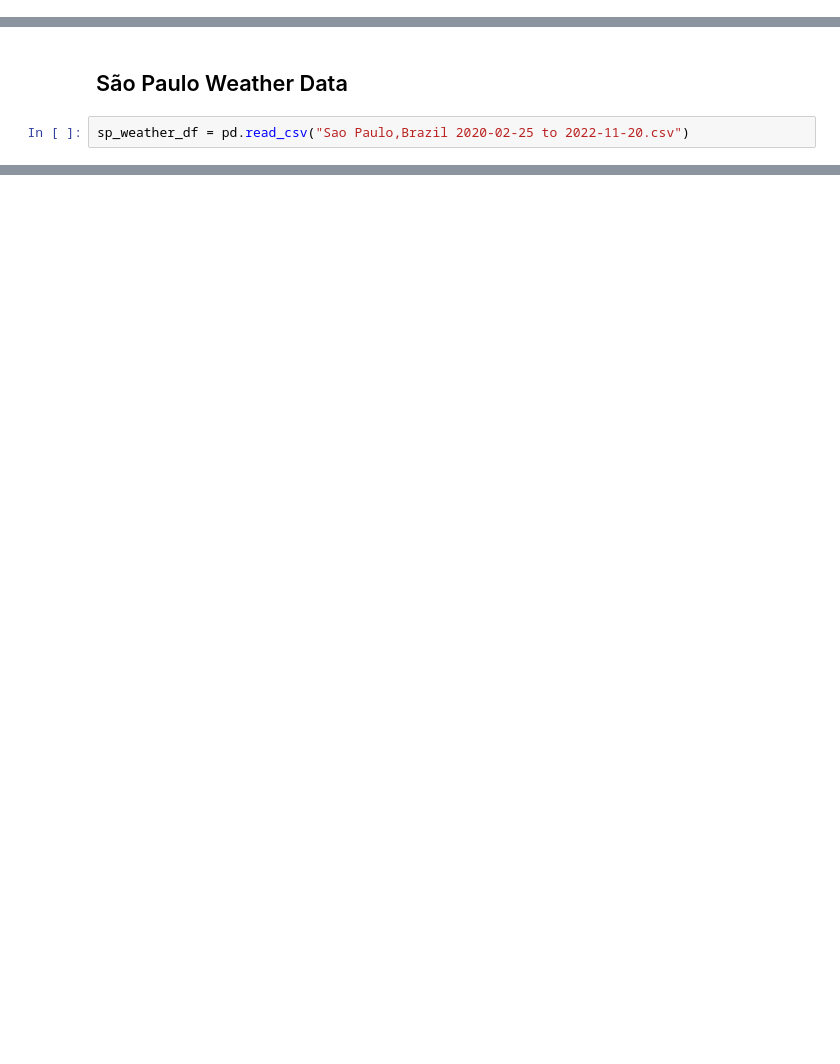
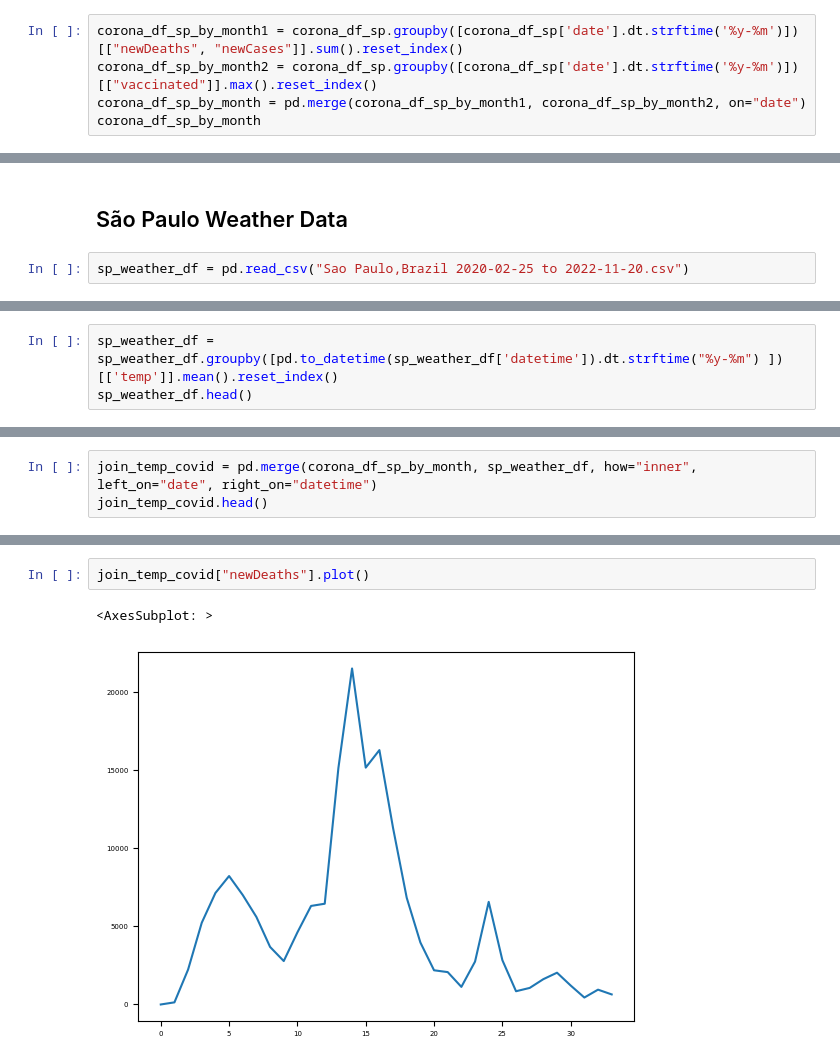
Before and after one commit to MatRicci1/covid-analysis, a Jupyter notebook: covid_gp4.ipynb, the cells around one changed output, grey strips where cells are left out. Drawn from its saved outputs; the diff is of its cells as text; blank space fills up the shorter version.

```diff
--- a/covid_gp4.ipynb
+++ b/covid_gp4.ipynb
@@ -71,0 +68,5 @@ group_corona_df
+# %%
+corona_df_sp_by_month1 = corona_df_sp.groupby([corona_df_sp['date'].dt.strftime('%y-%m')])[["newDeaths", "newCases"]].sum().reset_index()
+corona_df_sp_by_month2 = corona_df_sp.groupby([corona_df_sp['date'].dt.strftime('%y-%m')])[["vaccinated"]].max().reset_index()
+corona_df_sp_by_month = pd.merge(corona_df_sp_by_month1, corona_df_sp_by_month2, on="date")
+corona_df_sp_by_month
@@ -171,0 +137,3 @@ sp_weather_df
+# %%
+sp_weather_df = sp_weather_df.groupby([pd.to_datetime(sp_weather_df['datetime']).dt.strftime("%y-%m") ])[['temp']].mean().reset_index()
+sp_weather_df.head()
@@ -171,0 +147,3 @@ sp_weather_df
+# %%
+join_temp_covid = pd.merge(corona_df_sp_by_month, sp_weather_df, how="inner", left_on="date", right_on="datetime")
+join_temp_covid.head()
@@ -171,0 +157,5 @@ sp_weather_df
+# %%
+join_temp_covid["newDeaths"].plot()
+# %% [output]
+<AxesSubplot: >
+[figure, added]
```
Also changed, not shown: parts of 21 cells of this notebook.
